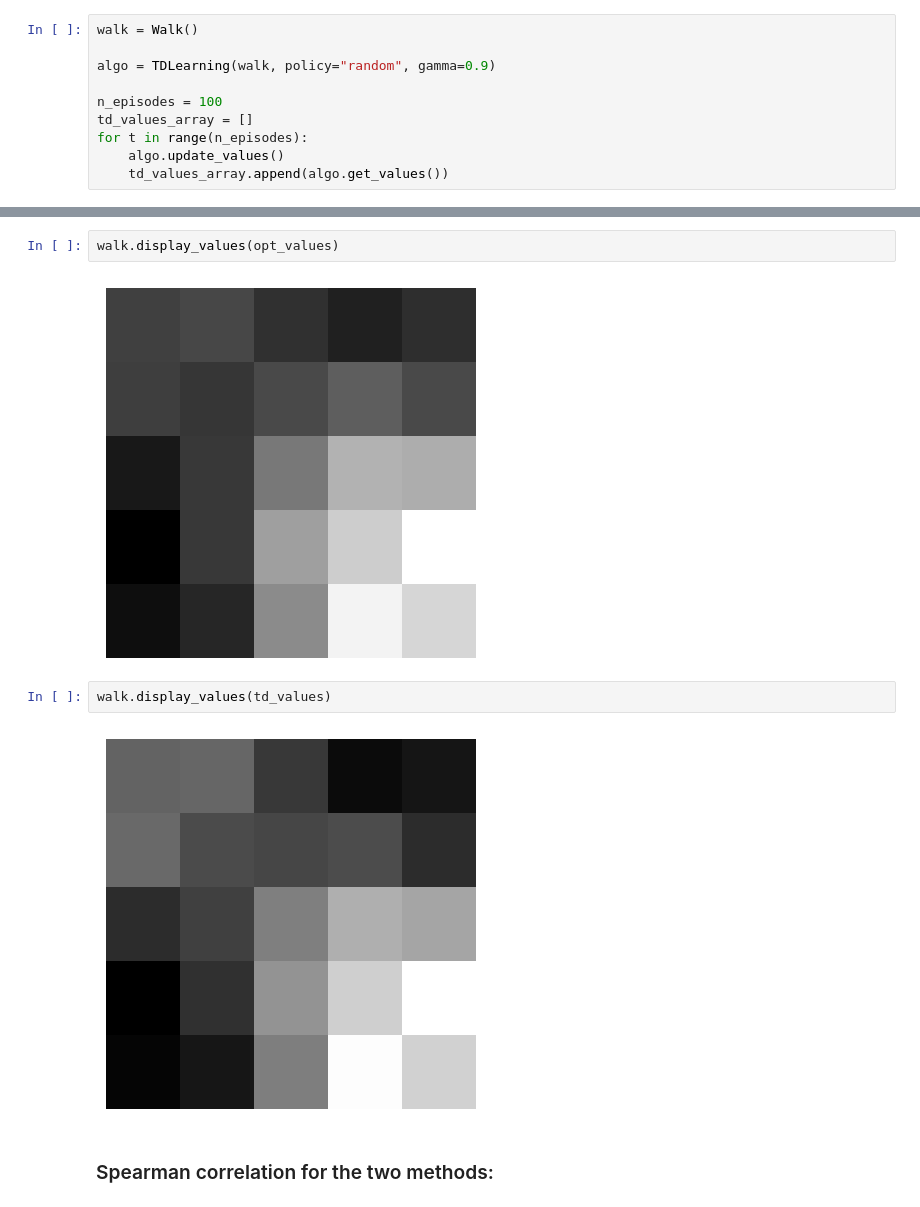
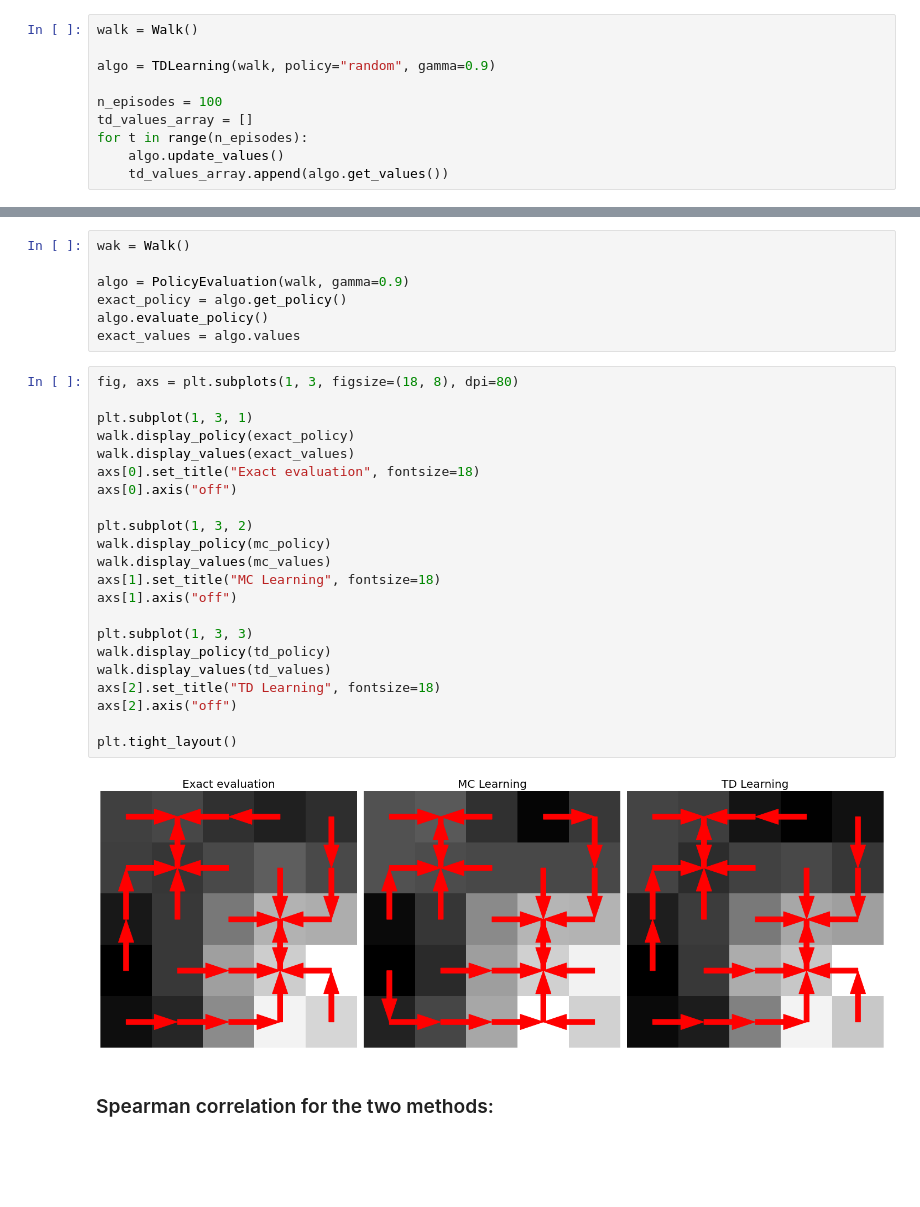
Before and after one commit to GLorenzo679/AI318-Reinforcement-Learning, a Jupyter notebook: TP3/3-evaluation.ipynb, the cells around one changed output, grey strips where cells are left out. Cells and saved outputs as stored; diff of their text form; blank space fills up the shorter version.

```diff
--- a/TP3/3-evaluation.ipynb
+++ b/TP3/3-evaluation.ipynb
@@ -140,11 +124,34 @@ walk.display_values(td_values)
-# %%
-walk.display_values(opt_values)
-# %% [output]
-[figure, removed]
-# %%
-walk.display_values(td_values)
-# %% [output]
-[figure, removed]
+# %%
+wak = Walk()
+
+algo = PolicyEvaluation(walk, gamma=0.9)
+exact_policy = algo.get_policy()
+algo.evaluate_policy()
+exact_values = algo.values
+# %%
+fig, axs = plt.subplots(1, 3, figsize=(18, 8), dpi=80)
+
+plt.subplot(1, 3, 1)
+walk.display_policy(exact_policy)
+walk.display_values(exact_values)
+axs[0].set_title("Exact evaluation", fontsize=18)
+axs[0].axis("off")
+
+plt.subplot(1, 3, 2)
+walk.display_policy(mc_policy)
+walk.display_values(mc_values)
+axs[1].set_title("MC Learning", fontsize=18)
+axs[1].axis("off")
+
+plt.subplot(1, 3, 3)
+walk.display_policy(td_policy)
+walk.display_values(td_values)
+axs[2].set_title("TD Learning", fontsize=18)
+axs[2].axis("off")
+
+plt.tight_layout()
+# %% [output]
+[figure, added]
 # %% [markdown]
 ### Spearman correlation for the two methods:
 # %%
```
Also changed, not shown: parts of 21 cells of this notebook.
